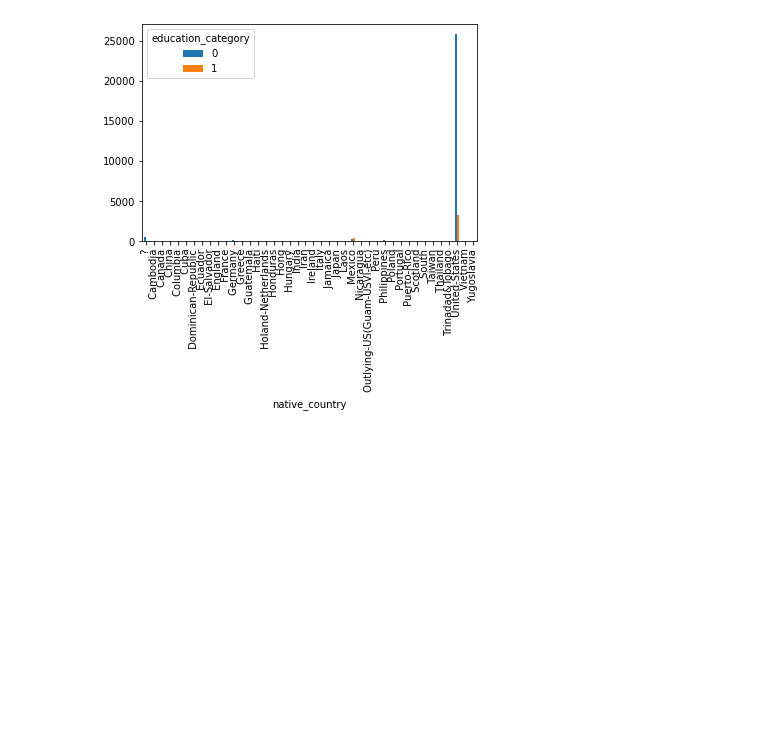
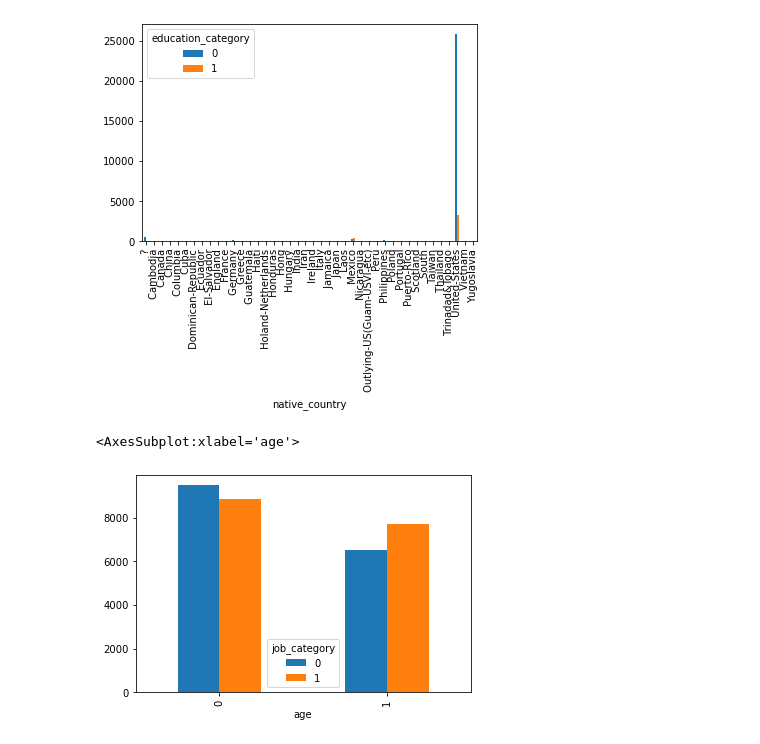
Before and after one commit to mjeong/clessardmjeongsp2021finalproject, a Jupyter notebook: report.ipynb, the cells around one changed output. Drawn from its saved outputs; the diff is of its cells as text; code cells hidden in the pictures; blank space fills up the shorter version.

```diff
--- a/report.ipynb
+++ b/report.ipynb
@@ -327,3 +327,8 @@ country_education.unstack().plot(kind="bar")
 # %% [output]
 <AxesSubplot:xlabel='native_country'>
 [figure]
+# %%
+age_job.unstack().plot(kind="bar")
+# %% [output]
+<AxesSubplot:xlabel='age'>
+[figure, added]
```
Also changed, not shown: parts of 8 cells of this notebook.
